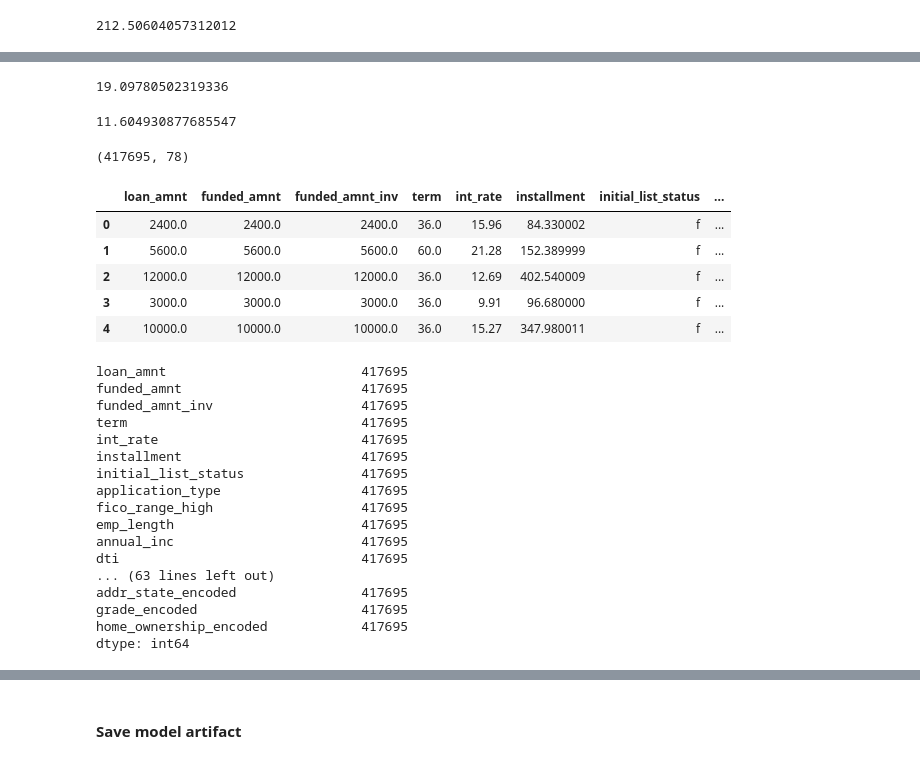
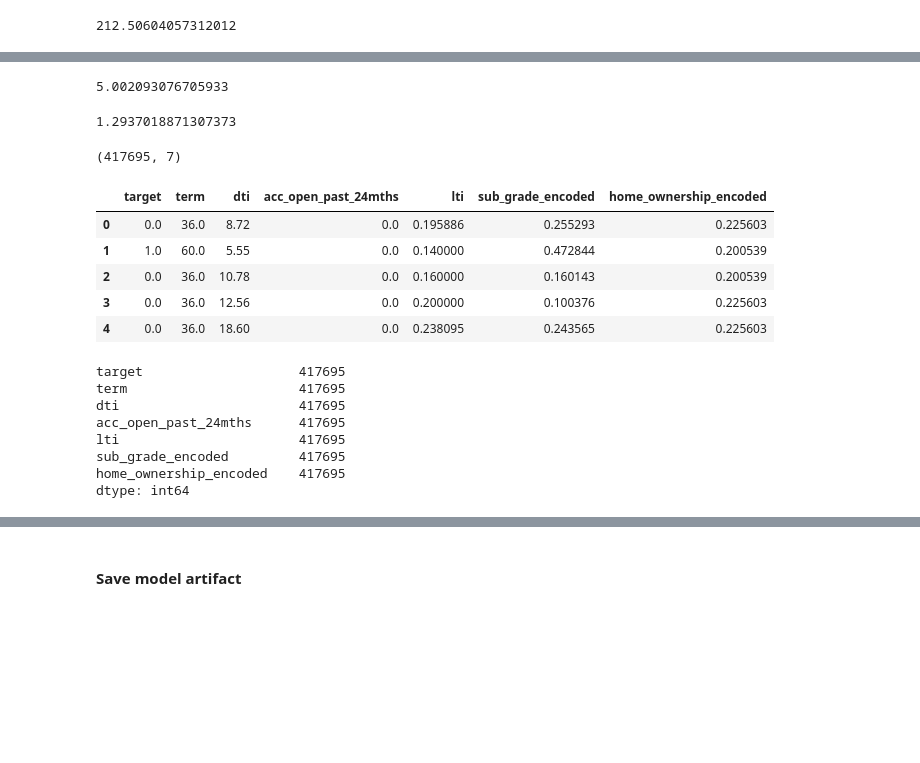
Before and after one commit to MykolaPinchuk/LoanDefault, a Jupyter notebook: loans_modeling7f.ipynb, the cells around one changed output, grey strips where cells are left out. Cells and saved outputs as stored; diff of their text form; code cells hidden in the pictures; blank space fills up the shorter version.

Commit message:
refactored modeling notebook to use reusable target encoder. now i can ember this pickled target encoder into an app to do data preprocessing in prediction time

```diff
--- a/loans_modeling7f.ipynb
+++ b/loans_modeling7f.ipynb
@@ -293,8 +295,9 @@ for col in months_since_col:
 df.inq_fi = df.inq_fi.fillna(value=0)
 df.inq_last_12m = df.inq_last_12m.fillna(value=0)
 # %%
-cat_features_te = ['sub_grade', 'emp_title', 'purpose', 'title', 'zip_code', 'addr_state', 'grade', 'home_ownership']
-cat_features_ohe = ['verification_status', 'initial_list_status', 'application_type']
+# cat_features_te = ['sub_grade', 'emp_title', 'purpose', 'title', 'zip_code', 'addr_state', 'grade', 'home_ownership']
+cat_features_te = ['sub_grade', 'home_ownership']
+# cat_features_ohe = ['verification_status', 'initial_list_status', 'application_type']
 # %%
 #display(df.count())
 
@@ -375,50 +378,64 @@ dtype: int64
 # %%
 # TE for categorical features
 
+# feature_set = ['term',
+#                'dti',
+#                'acc_open_past_24mths',
+#                'lti',
+#                'sub_grade_encoded',
+#                'emp_title_encoded',
+#                'home_ownership_encoded']
+
+feature_set = ['target',
+               'term',
+               'dti',
+               'acc_open_past_24mths',
+               'lti',
+               'sub_grade',
+               'home_ownership']
+
+train = train[feature_set]
+test = test[feature_set]
+
+train_te_raw = train[cat_features_te+['target']]
+test_te_raw = test[cat_features_te+['target']]
+test000 = test_te_raw.copy()
+
 time1 = time.time()
 encoder = CrossFoldEncoder(MEstimateEncoder, m=10)
-train_encoded = encoder.fit_transform(train, train.target, cols=cat_features_te)
-test_encoded = encoder.transform(test)
+train_encoded = encoder.fit_transform(train_te_raw, train.target, cols=cat_features_te)
+test_encoded = encoder.transform(test_te_raw)
 
-freq_enc = (train.groupby('title').size()) / len(train)
-train['title_fencoded'] = train['title'].apply(lambda x : freq_enc[x])
-test['title_fencoded'] = test['title'].apply(lambda x : freq_enc[x])
+# freq_enc = (train.groupby('title').size()) / len(train)
+# train['title_fencoded'] = train['title'].apply(lambda x : freq_enc[x])
+# test['title_fencoded'] = test['title'].apply(lambda x : freq_enc[x])
 
 train.drop(columns=cat_features_te, inplace=True)
 test.drop(columns=cat_features_te,  inplace=True)
 train = pd.concat([train, train_encoded], axis = 1)
 test = pd.concat([test, test_encoded], axis = 1)
 
 display(time.time()-time0, time.time()-time1)
 display(train.shape, train.head(), train.count())
 train0 = train.copy()
 test0 = test.copy()
 # %% [output]
-19.09780502319336
+5.002093076705933
-11.604930877685547
+1.2937018871307373
-(417695, 78)
+(417695, 7)
-|  | loan_amnt | funded_amnt | funded_amnt_inv | term | int_rate | installment | initial_list_status | ... |
-| 0 | 2400.0 | 2400.0 | 2400.0 | 36.0 | 15.96 | 84.330002 | f | ... |
-| 1 | 5600.0 | 5600.0 | 5600.0 | 60.0 | 21.28 | 152.389999 | f | ... |
-| 2 | 12000.0 | 12000.0 | 12000.0 | 36.0 | 12.69 | 402.540009 | f | ... |
-| 3 | 3000.0 | 3000.0 | 3000.0 | 36.0 | 9.91 | 96.680000 | f | ... |
-| 4 | 10000.0 | 10000.0 | 10000.0 | 36.0 | 15.27 | 347.980011 | f | ... |
+|  | target | term | dti | acc_open_past_24mths | lti | sub_grade_encoded | home_ownership_encoded |
+| 0 | 0.0 | 36.0 | 8.72 | 0.0 | 0.195886 | 0.255293 | 0.225603 |
+| 1 | 1.0 | 60.0 | 5.55 | 0.0 | 0.140000 | 0.472844 | 0.200539 |
+| 2 | 0.0 | 36.0 | 10.78 | 0.0 | 0.160000 | 0.160143 | 0.200539 |
+| 3 | 0.0 | 36.0 | 12.56 | 0.0 | 0.200000 | 0.100376 | 0.225603 |
+| 4 | 0.0 | 36.0 | 18.60 | 0.0 | 0.238095 | 0.243565 | 0.225603 |
-loan_amnt                         417695
-funded_amnt                       417695
-funded_amnt_inv                   417695
-term                              417695
-int_rate                          417695
-installment                       417695
-initial_list_status               417695
-application_type                  417695
-fico_range_high                   417695
-emp_length                        417695
-annual_inc                        417695
-dti                               417695
-... (63 lines left out)
-addr_state_encoded                417695
-grade_encoded                     417695
-home_ownership_encoded            417695
+target                    417695
+term                      417695
+dti                       417695
+acc_open_past_24mths      417695
+lti                       417695
+sub_grade_encoded         417695
+home_ownership_encoded    417695
 dtype: int64
 # %%
 X_train = train.copy()
```
Also changed, not shown: parts of 19 cells of this notebook.
